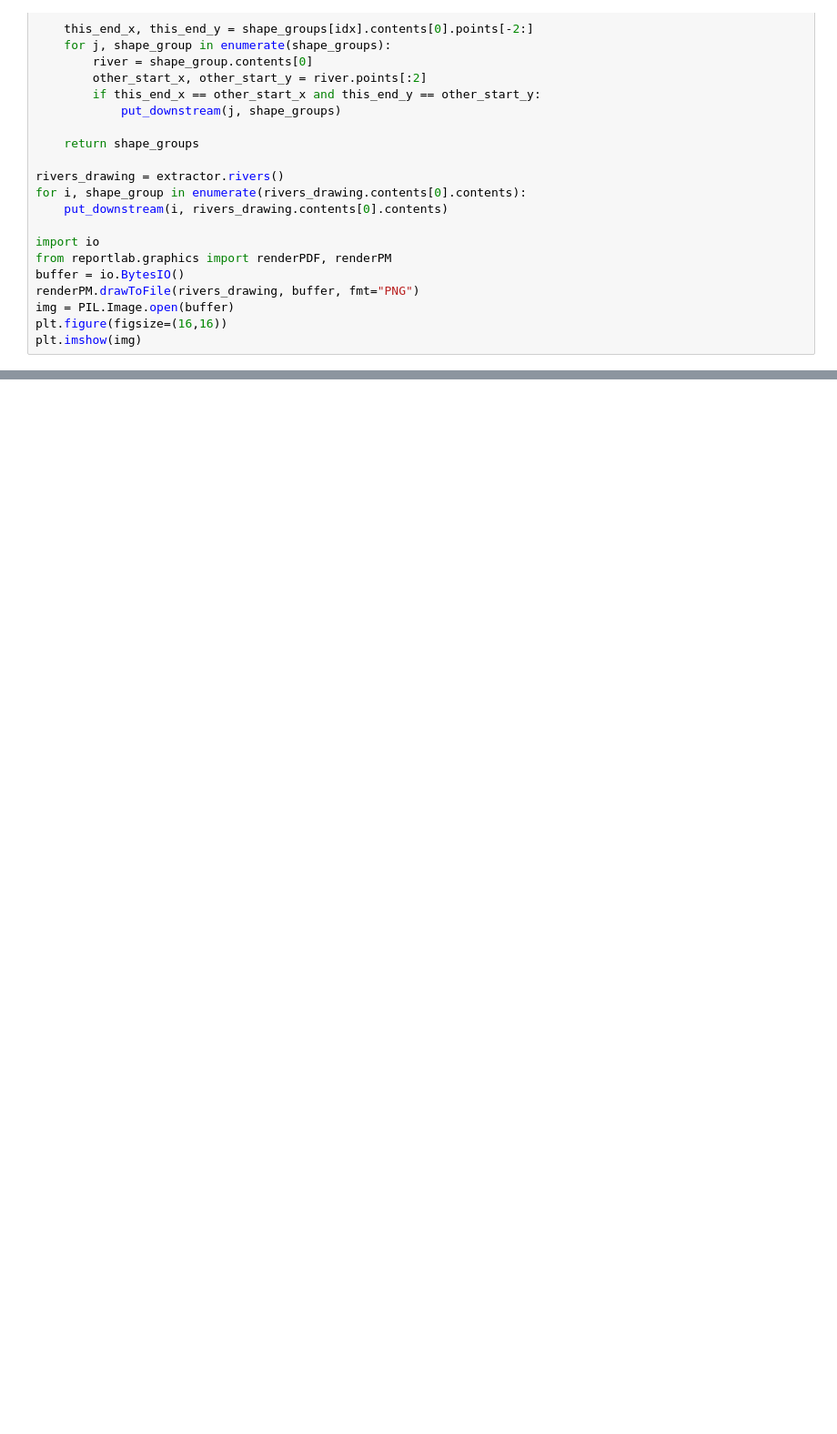
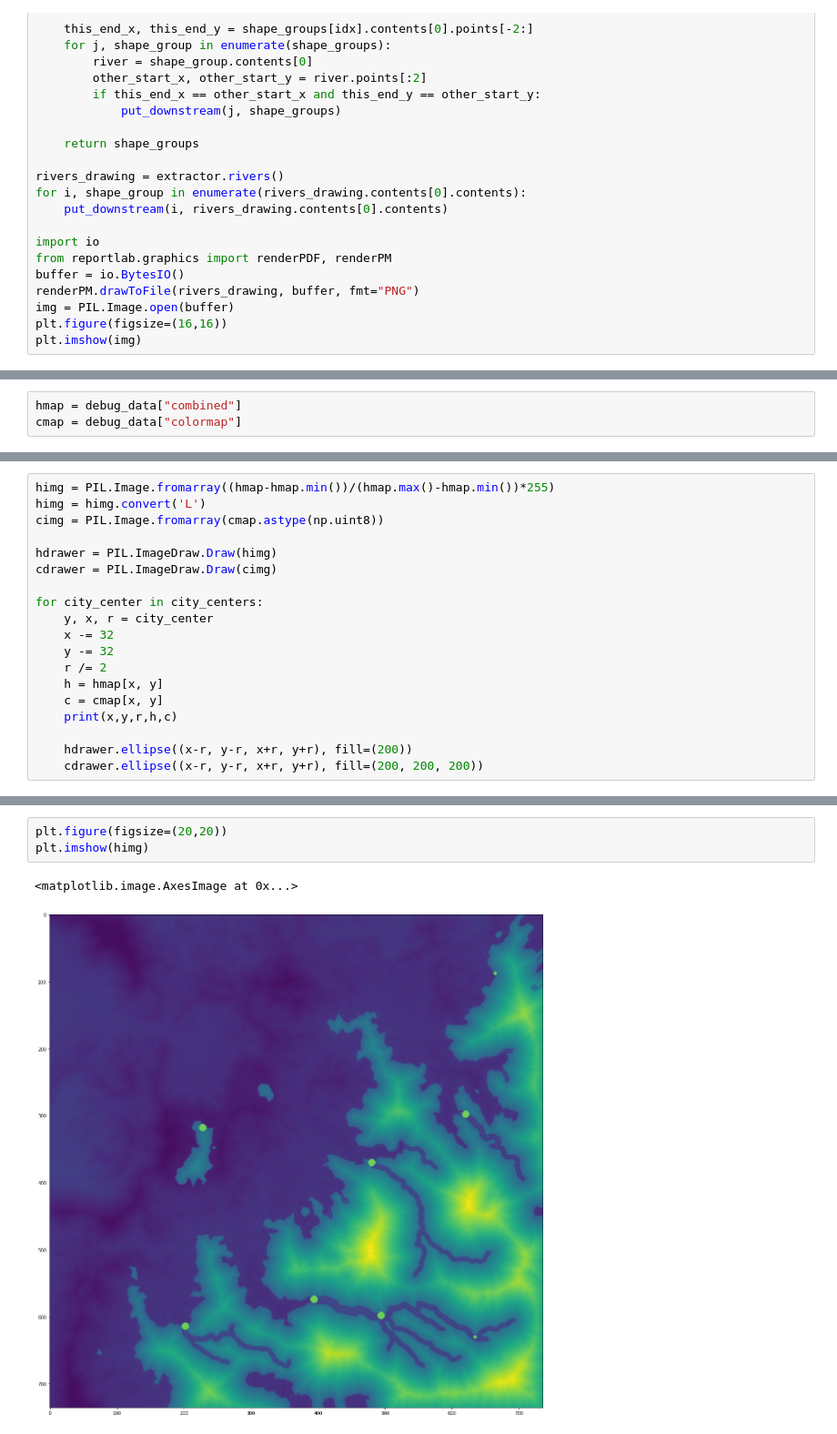
Before and after one commit to rvorias/voxel_realms, a Jupyter notebook: notebooks/pipeline_v6.ipynb, the cells around one changed output, grey strips where cells are left out. Shown at 91% size. Cells and saved outputs as stored; diff of their text form; blank space fills up the shorter version.

Commit message:
Add city placeholders

```diff
--- a/notebooks/pipeline_v6.ipynb
+++ b/notebooks/pipeline_v6.ipynb
@@ -185,0 +191,3 @@ x[co] = lowest_val
+# %%
+hmap = debug_data["combined"]
+cmap = debug_data["colormap"]
@@ -185,0 +200,19 @@ x[co] = lowest_val
+# %%
+himg = PIL.Image.fromarray((hmap-hmap.min())/(hmap.max()-hmap.min())*255)
+himg = himg.convert('L')
+cimg = PIL.Image.fromarray(cmap.astype(np.uint8))
+
+hdrawer = PIL.ImageDraw.Draw(himg)
+cdrawer = PIL.ImageDraw.Draw(cimg)
+
+for city_center in city_centers:
+    y, x, r = city_center
+    x -= 32
+    y -= 32
+    r /= 2
+    h = hmap[x, y]
+    c = cmap[x, y]
+    print(x,y,r,h,c)
+
+    hdrawer.ellipse((x-r, y-r, x+r, y+r), fill=(200))
+    cdrawer.ellipse((x-r, y-r, x+r, y+r), fill=(200, 200, 200))
@@ -185,0 +237,6 @@ x[co] = lowest_val
+# %%
+plt.figure(figsize=(20,20))
+plt.imshow(himg)
+# %% [output]
+<matplotlib.image.AxesImage at 0x...>
+[figure, added]
```
Also changed, not shown: parts of 10 cells of this notebook, 4 other files.
